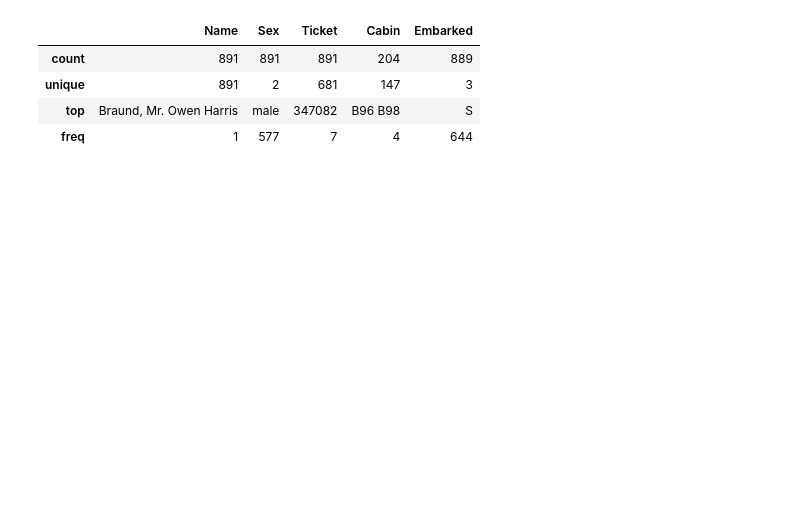
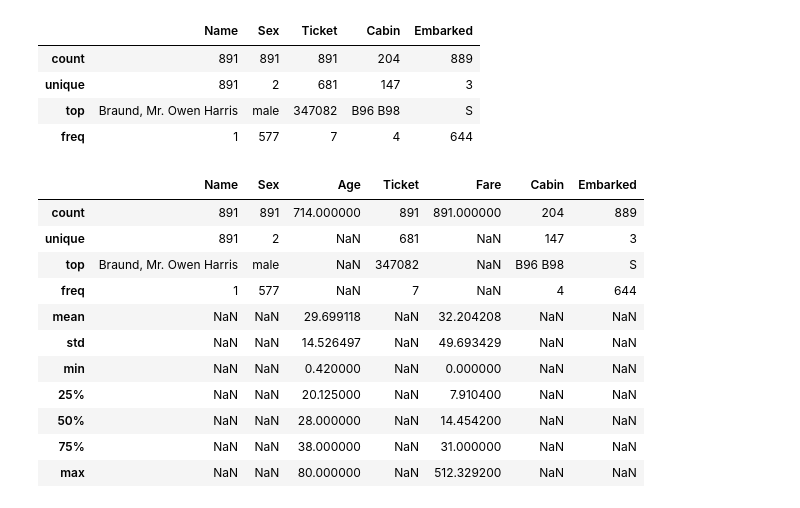
Before and after one commit to BhavyaDoriya/Python-2, a Jupyter notebook: T1/Pandas.ipynb, the cells around one changed output. Cells and saved outputs as stored; diff of their text form; code cells hidden in the pictures; blank space fills up the shorter version.

```diff
--- a/T1/Pandas.ipynb
+++ b/T1/Pandas.ipynb
@@ -758,3 +758,18 @@ train_df.describe(include="object")
 | unique | 891 | 2 | 681 | 147 | 3 |
 | top | Braund, Mr. Owen Harris | male | 347082 | B96 B98 | S |
 | freq | 1 | 577 | 7 | 4 | 644 |
+# %%
+train_df.describe(exclude="int")
+# %% [output]
+|  | Name | Sex | Age | Ticket | Fare | Cabin | Embarked |
+| count | 891 | 891 | 714.000000 | 891 | 891.000000 | 204 | 889 |
+| unique | 891 | 2 | NaN | 681 | NaN | 147 | 3 |
+| top | Braund, Mr. Owen Harris | male | NaN | 347082 | NaN | B96 B98 | S |
+| freq | 1 | 577 | NaN | 7 | NaN | 4 | 644 |
+| mean | NaN | NaN | 29.699118 | NaN | 32.204208 | NaN | NaN |
+| std | NaN | NaN | 14.526497 | NaN | 49.693429 | NaN | NaN |
+| min | NaN | NaN | 0.420000 | NaN | 0.000000 | NaN | NaN |
+| 25% | NaN | NaN | 20.125000 | NaN | 7.910400 | NaN | NaN |
+| 50% | NaN | NaN | 28.000000 | NaN | 14.454200 | NaN | NaN |
+| 75% | NaN | NaN | 38.000000 | NaN | 31.000000 | NaN | NaN |
+| max | NaN | NaN | 80.000000 | NaN | 512.329200 | NaN | NaN |
```
Also changed, not shown: parts of 37 cells of this notebook.
